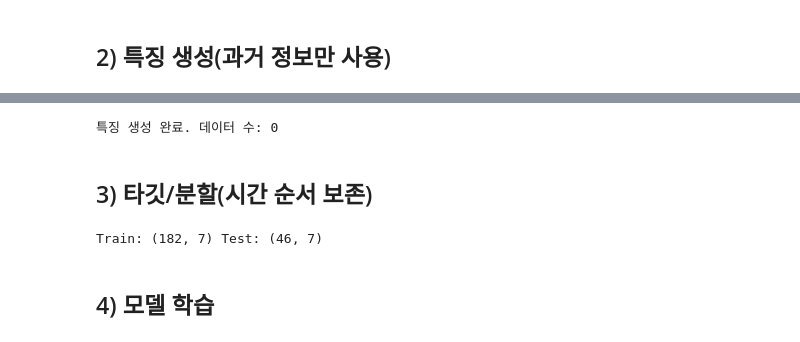
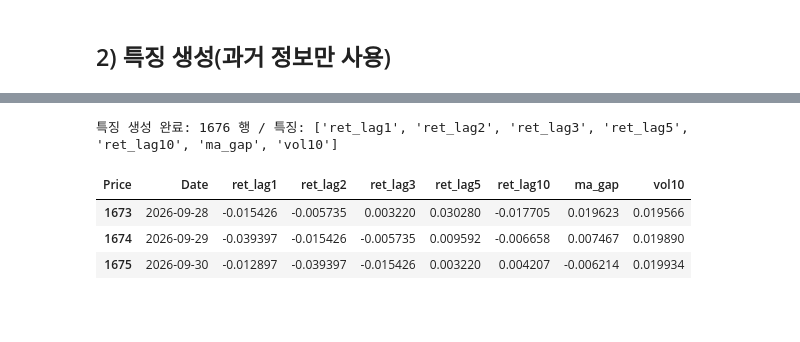
Before and after one commit to nhjung-phd/TimeSeriesAnalysis, a Jupyter notebook: notebooks/19_NaiveBayes_Classification.ipynb, the cells around one changed output, grey strips where cells are left out. Cells and saved outputs as stored; diff of their text form; code cells hidden in the pictures; blank space fills up the shorter version.

```diff
--- a/notebooks/19_NaiveBayes_Classification.ipynb
+++ b/notebooks/19_NaiveBayes_Classification.ipynb
@@ -57,0 +66,18 @@ df.head()
+# %%
+# Yahoo Finance 다운로드: end 날짜는 제외(exclusive)됩니다.
+# 외부 네트워크 연결이 필요합니다. 데이터 소스의 수정·결측 가능성에 유의합니다.
+df = yf.download('TSLA', start='2020-01-01', end='2026-10-01',
+                 auto_adjust=True, progress=False)
+if df.empty:
+    raise RuntimeError('TSLA 다운로드 결과가 비어 있습니다. 인터넷 연결 또는 Yahoo Finance 상태를 확인하세요.')
+
+# 최근 yfinance는 단일 종목에서도 MultiIndex 컬럼을 반환할 수 있습니다.
+if isinstance(df.columns, pd.MultiIndex):
+    df.columns = df.columns.get_level_values(0)
+df = df.reset_index()
+df['Date'] = pd.to_datetime(df['Date']).dt.tz_localize(None)
+df = df.sort_values('Date').drop_duplicates('Date').reset_index(drop=True)
+df['Close'] = pd.to_numeric(df['Close'], errors='coerce')
+df = df.dropna(subset=['Close']).reset_index(drop=True)
+print('수집 기간:', df['Date'].min().date(), '~', df['Date'].max().date(), '/ 관측치:', len(df))
+display(df[['Date','Close']].head())
@@ -77,43 +106,30 @@ df.head()
 # %%
-# 특징(Feature) 생성: 과거 정보만 사용하여 미래 예측 준비
-# 1일 수익률 계산
-df['ret1'] = df['Close'].pct_change()
+# 2) 특징 생성: 모든 값은 기준일 t 장 마감 시점까지 확인 가능한 정보만 사용
+# 당일 종가 기준 일간 수익률. 미래 수익률은 특징에 절대 포함하지 않습니다.
+df['ret1'] = df['Close'].pct_change(fill_method=None)
 
-# 과거 n일 전의 수익률들을 특징으로 추가 (시차 변수)
+# 1·2·3·5·10 거래일 전의 '일간 수익률'을 5개 특징으로 사용
 for k in [1, 2, 3, 5, 10]:
     df[f'ret_lag{k}'] = df['ret1'].shift(k)
 
-# 이동평균선 계산 (단기 5일, 중기 20일)
-df['ma5']  = df['Close'].rolling(5).mean()
-df['ma20'] = df['Close'].rolling(20).mean()
+# 장 마감 후 사용 가능한 당일 t까지의 이동평균을 계산
+# '5일'은 달력일이 아니라 5거래일을 뜻합니다.
+df['ma5'] = df['Close'].rolling(window=5, min_periods=5).mean()
+df['ma20'] = df['Close'].rolling(window=20, min_periods=20).mean()
+df['ma_gap'] = df['ma5'] / df['ma20'] - 1.0
 
-# 이격도: 단기평균이 중기평균보다 얼마나 위에 있는지 비율로 계산
-df['ma_gap'] = (df['ma5'] / df['ma20']) - 1.0
+# 당일 t의 수익률까지 포함한 10거래일 실현 변동성
+# 미래 t+1 수익률을 포함하지 않으므로 현재 설정에서 누수가 아닙니다.
+df['vol10'] = df['ret1'].rolling(window=10, min_periods=10).std()
 
-# 변동성: 최근 10일간 수익률이 얼마나 출렁였는지 표준편차로 계산
-df['vol10'] = df['ret1'].rolling(10).std()
-
-# 계산에 필요한 과거 데이터가 부족한 초기 행 제거
-df = df.dropna().reset_index(drop=True)
-print('특징 생성 완료. 데이터 수:', len(df))
+features = ['ret_lag1', 'ret_lag2', 'ret_lag3', 'ret_lag5', 'ret_lag10', 'ma_gap', 'vol10']
+# 초기 이동평균/시차 결측만 제거: 마지막 날짜는 최신 예측용으로 남겨둡니다.
+df = df.dropna(subset=features).reset_index(drop=True)
+print('특징 생성 완료:', len(df), '행 / 특징:', features)
+display(df[['Date']+features].tail(3))
 # %% [output]
-특징 생성 완료. 데이터 수: 0
+특징 생성 완료: 1676 행 / 특징: ['ret_lag1', 'ret_lag2', 'ret_lag3', 'ret_lag5', 'ret_lag10', 'ma_gap', 'vol10']
+| Price | Date | ret_lag1 | ret_lag2 | ret_lag3 | ret_lag5 | ret_lag10 | ma_gap | vol10 |
+| 1673 | 2026-09-28 | -0.015426 | -0.005735 | 0.003220 | 0.030280 | -0.017705 | 0.019623 | 0.019566 |
+| 1674 | 2026-09-29 | -0.039397 | -0.015426 | -0.005735 | 0.009592 | -0.006658 | 0.007467 | 0.019890 |
+| 1675 | 2026-09-30 | -0.012897 | -0.039397 | -0.015426 | 0.003220 | 0.004207 | -0.006214 | 0.019934 |
-# %% [markdown]
-## 3) 타깃/분할(시간 순서 보존)
-# %%
-# 타깃: 다음날 상승(1) / 하락(0)
-df['ret_next'] = df['Close'].pct_change().shift(-1)
-df['y_bin'] = (df['ret_next'] > 0).astype(int)
-df = df.dropna().reset_index(drop=True)
-
-features = ['ret_lag1','ret_lag2','ret_lag3','ret_lag5','ret_lag10','ma_gap','vol10']
-X = df[features]
-y = df['y_bin']
-
-# 시간 순서 보존 분할
-X_train, X_test, y_train, y_test = train_test_split(X, y, test_size=0.2, shuffle=False)
-print("Train:", X_train.shape, "Test:", X_test.shape)
-# %% [output]
-Train: (182, 7) Test: (46, 7)
-# %% [markdown]
-## 4) 모델 학습
```
Also changed, not shown: parts of 32 cells of this notebook.
